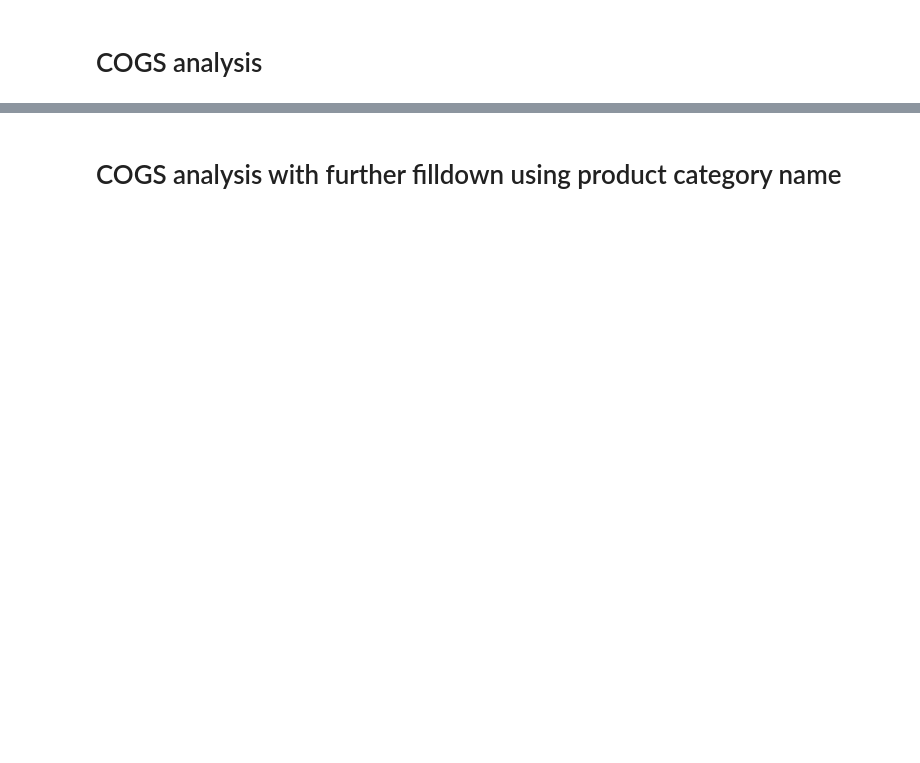
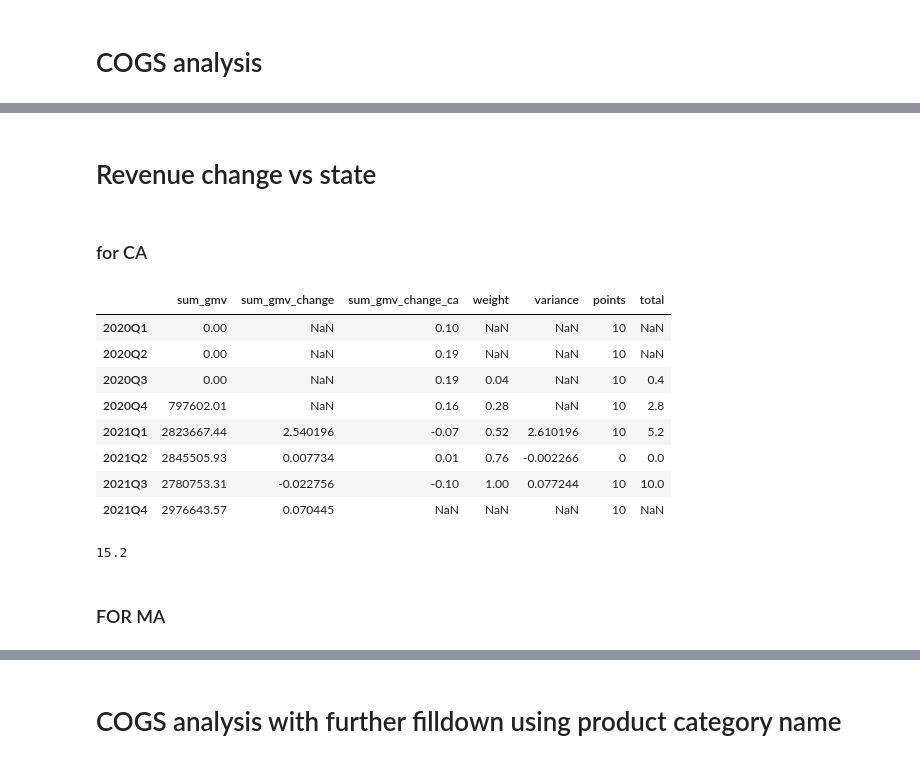
Before and after one commit to warrenshen/platform, a Jupyter notebook: services/api-server/notebooks/analysis/Monthly_Client_Surveillance.ipynb, the cells around one changed output, grey strips where cells are left out. Saved outputs shown, nothing was run; the diff lists cells and outputs as text; code cells hidden in the pictures; blank space fills up the shorter version.

```diff
--- a/services/api-server/notebooks/analysis/Monthly_Client_Surveillance.ipynb
+++ b/services/api-server/notebooks/analysis/Monthly_Client_Surveillance.ipynb
@@ -422,7 +609,7 @@ company_incoming_transfer_packages_dataframe[company_incoming_transfer_packages_
 # %% [markdown]
 # COGS analysis
 # %%
-def cogs_analysis(df_in:pd.DataFrame,df_out:pd.DataFrame,df_inventory:pd.DataFrame,df_sales:pd.DataFrame,freq: str) -> Tuple[pd.DataFrame,pd.DataFrame]:
+def cogs_analysis(df_in:pd.DataFrame,df_sales:pd.DataFrame,freq: str) -> Tuple[pd.DataFrame,pd.DataFrame]:
     df_sales['per_unit'] = df_sales['tx_total_price'] / df_sales['tx_quantity_sold']
     # set frequency
     if freq == 'monthly':
@@ -519,9 +700,10 @@ df_sales = deduped_sales_receipts_with_transactions_dataframe
 # %%
-df_summary_simp,df_cogs_average_product = cogs_analysis(df_in,df_out,df_inventory,df_sales,'monthly')
+df_summary_simp,df_cogs_average_product = cogs_analysis(df_in,df_sales,'monthly')
 df_summary_simp['gm_past_quarter'] = df_summary_simp[['margin_%']].rolling(3).mean().values
 df_summary_simp['gm_past_2quarters'] = df_summary_simp[['margin_%']].rolling(6).mean().values
 df_summary_simp['gm_past_3quarters'] = df_summary_simp[['margin_%']].rolling(9).mean().values
 df_summary_simp['sum_cogs_past_3months'] = df_summary_simp[['cogs']].rolling(3).sum().values
+df_summary_simp['revenue_change'] = df_summary_simp['revenue'].pct_change()
 df_summary_simp.index = df_summary_simp.date
 # %%
 df_summary_simp
@@ -527,0 +728,60 @@ df_summary_simp
+# %% [markdown]
+# Revenue change vs state
+# %%
+def gmv_change_variance_point_mapping(x):
+    if x < -0.1:
+        return -5
+    elif x >= -0.1 and x <-0.05:
+        return -2.5
+    elif x >= -0.05 and x < 0:
+        return 0
+    elif x >= 0 and x < 0.05:
+        return 5
+    else:
+        return 10
+# %% [markdown]
+### for CA
+# %%
+def calculate_quarterly_sum_gmv_ca(cogs_analysis_df):
+    #2020
+    sum_gmv_q1_2020 = cogs_analysis_df[(cogs_analysis_df['date']>= '2020-01')&(cogs_analysis_df['date']<= '2020-03')]['revenue'].sum()
+    sum_gmv_q2_2020 = cogs_analysis_df[(cogs_analysis_df['date']>= '2020-04')&(cogs_analysis_df['date']<= '2020-06')]['revenue'].sum()
+    sum_gmv_q3_2020 = cogs_analysis_df[(cogs_analysis_df['date']>= '2020-07')&(cogs_analysis_df['date']<= '2020-09')]['revenue'].sum()
+    sum_gmv_q4_2020 = cogs_analysis_df[(cogs_analysis_df['date']>= '2020-10')&(cogs_analysis_df['date']<= '2020-12')]['revenue'].sum()
+    #2021
+    sum_gmv_q1_2021 = cogs_analysis_df[(cogs_analysis_df['date']>= '2021-01')&(cogs_analysis_df['date']<= '2021-03')]['revenue'].sum()
+    sum_gmv_q2_2021 = cogs_analysis_df[(cogs_analysis_df['date']>= '2021-04')&(cogs_analysis_df['date']<= '2021-06')]['revenue'].sum()
+    sum_gmv_q3_2021 = cogs_analysis_df[(cogs_analysis_df['date']>= '2021-07')&(cogs_analysis_df['date']<= '2021-09')]['revenue'].sum()
+    sum_gmv_q4_2021 = cogs_analysis_df[(cogs_analysis_df['date']>= '2021-10')&(cogs_analysis_df['date']<= '2021-12')]['revenue'].sum()
+    gmv_df = pd.DataFrame([sum_gmv_q1_2020,sum_gmv_q2_2020,sum_gmv_q3_2020,sum_gmv_q4_2020,\
+                  sum_gmv_q1_2021,sum_gmv_q2_2021,sum_gmv_q3_2021,sum_gmv_q4_2021])
+    gmv_df.columns = ['sum_gmv']
+    gmv_df['sum_gmv_change'] = gmv_df['sum_gmv'].pct_change().values
+    gmv_df['sum_gmv_change_ca'] = [0.1,0.19,0.19,0.16,-0.07,0.01,-0.1,numpy.nan]
+    gmv_df['weight'] = [numpy.nan,numpy.nan,0.04,0.28,0.52,0.76,1,numpy.nan]
+    gmv_df['variance'] = gmv_df['sum_gmv_change'] - gmv_df['sum_gmv_change_ca']
+    gmv_df['points'] = [gmv_change_variance_point_mapping(n) for n in gmv_df['variance']]
+    gmv_df.replace([numpy.inf, -numpy.inf], numpy.nan, inplace=True)
+    gmv_df['total'] = gmv_df['points'] * gmv_df['weight']
+    gmv_df.index = ['2020Q1','2020Q2','2020Q3','2020Q4','2021Q1','2021Q2','2021Q3','2021Q4']
+    #gmv_df = gmv_df.dropna()
+    return gmv_df
+# %%
+a = calculate_quarterly_sum_gmv_ca(df_summary_simp)
+a
+# %% [output]
+|  | sum_gmv | sum_gmv_change | sum_gmv_change_ca | weight | variance | points | total |
+| 2020Q1 | 0.00 | NaN | 0.10 | NaN | NaN | 10 | NaN |
+| 2020Q2 | 0.00 | NaN | 0.19 | NaN | NaN | 10 | NaN |
+| 2020Q3 | 0.00 | NaN | 0.19 | 0.04 | NaN | 10 | 0.4 |
+| 2020Q4 | 797602.01 | NaN | 0.16 | 0.28 | NaN | 10 | 2.8 |
+| 2021Q1 | 2823667.44 | 2.540196 | -0.07 | 0.52 | 2.610196 | 10 | 5.2 |
+| 2021Q2 | 2845505.93 | 0.007734 | 0.01 | 0.76 | -0.002266 | 0 | 0.0 |
+| 2021Q3 | 2780753.31 | -0.022756 | -0.10 | 1.00 | 0.077244 | 10 | 10.0 |
+| 2021Q4 | 2976643.57 | 0.070445 | NaN | NaN | NaN | 10 | NaN |
+# %%
+round(a.dropna()['total'].sum(),2)
+# %% [output]
+15.2
+# %% [markdown]
+### FOR MA
```
Also changed, not shown: parts of 184 cells of this notebook, 3 other files.
